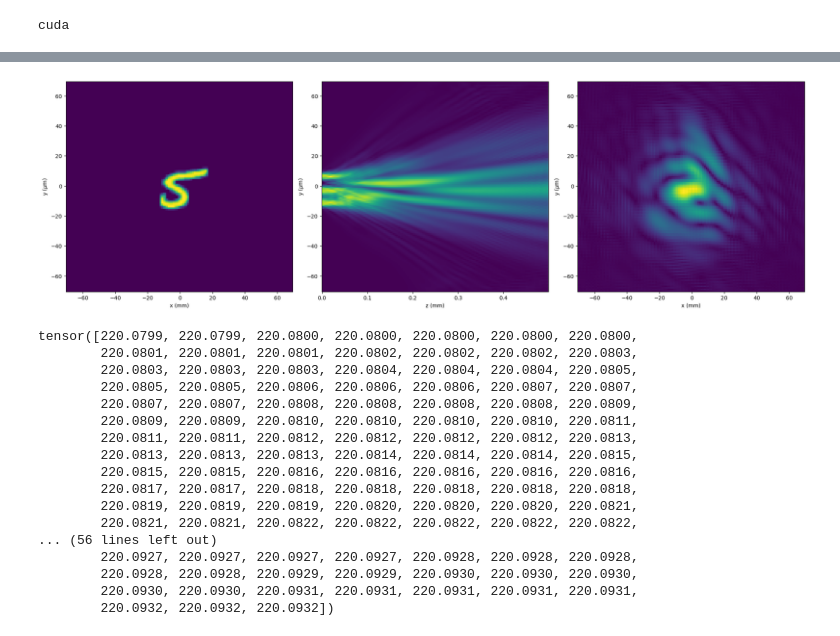
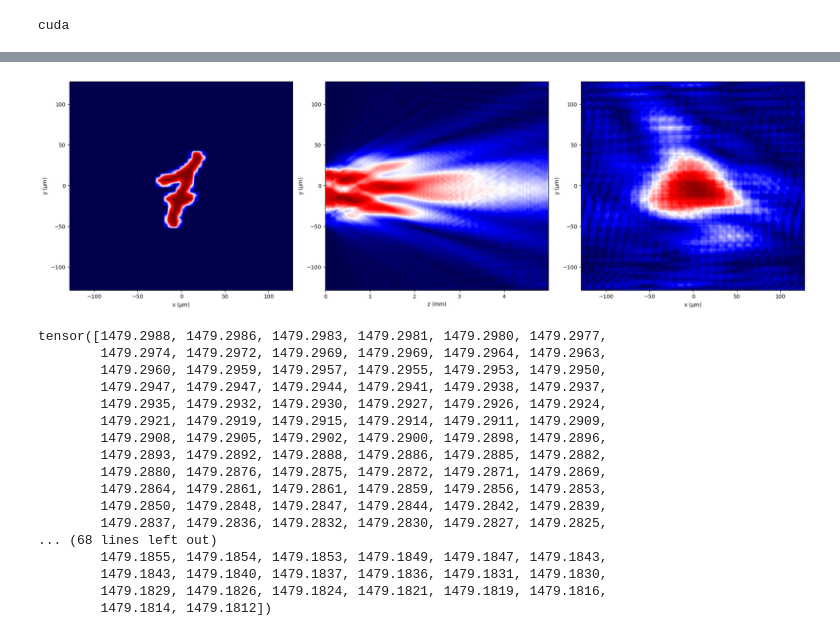
Before and after one commit to Loli-Eternally/D2NN-with-Pytorch, a Jupyter notebook: Beam-Diffraction.ipynb, the cells around one changed output, grey strips where cells are left out. Drawn from its saved outputs; the diff is of its cells as text; code cells hidden in the pictures.

```diff
--- a/Beam-Diffraction.ipynb
+++ b/Beam-Diffraction.ipynb
@@ -99,0 +174,17 @@ plt.show()
+# %%
+# yx cross-section
+fig, ax = plt.subplots(1, constrained_layout=True)
+ax.pcolormesh(z_total*10**3, mesh*10**6, YZ_field_total.T, cmap = 'seismic')
+ax.set_xlabel('z (mm)')
+ax.set_ylabel('y ($\mu$m)')
+
+plt.annotate('', xy=(max(z_total*10**3)/4, -250), xytext=(max(z_total*10**3)/4, 250),
+             arrowprops=dict(arrowstyle='<->, head_length=3, head_width=1', lw=3, color='red'))
+
+plt.annotate('', xy=(max(z_total*10**3)/2, -250), xytext=(max(z_total*10**3)/2, 250),
+             arrowprops=dict(arrowstyle='-', lw=3, color='red'))
+
+plt.annotate('', xy=(max(z_total*10**3)*3/4, -250), xytext=(max(z_total*10**3)*3/4, 250),
+             arrowprops=dict(arrowstyle='<->, head_length=3, head_width=1', lw=3, color='red'))
+
+plt.show()
@@ -121,7 +214,7 @@ tensor([157.0797, 157.0796, 157.0795, 157.0794, 157.0794, 157.0793, 157.0792,
 # %%
 BATCH_SIZE = 200
-IMG_SIZE = 40
-N_pixels = 140
+IMG_SIZE = 128
+N_pixels = 256
 PADDING = (N_pixels - IMG_SIZE) // 2  # 避免边缘信息丢失
 
 # 数据预处理并加载
@@ -135,7 +228,7 @@ val_dataloader = DataLoader(dataset=val_dataset, batch_size=BATCH_SIZE, shuffle=
 def image_plot(image_E, label):
     norm = np.absolute(image_E.cpu().numpy())
     fig, ax = plt.subplots()
-    ax.imshow(np.round(norm, 5)) # 显示图片每个像素点的振幅
+    ax.imshow(np.round(norm, 5), cmap = 'seismic') # 显示图片每个像素点的振幅
     ax.axis('off')
     ax.set_title("E_norm & label={}".format(label))
 #     fig.colorbar(plt.cm.ScalarMappable(cmap=cmap), ax=ax2)
@@ -166,56 +259,60 @@ classes of the first batch: [0 1 2 3 4 5 6 7 8 9], number of classes: 10
 # %%
-z_step = 1e-6 # z方向步长
+z_step = 1e-5 # z方向步长
 number_of_z_steps = 500 # z方向步数
+z = np.arange(0, number_of_z_steps)*z_step # z坐标
+DISCRETIZATION_STEP = 1.0e-6 # 网格大小
 
 coord_limit = (N_pixels//2)*DISCRETIZATION_STEP # 建立xy坐标系
 # 拉网格
 mesh = np.arange(-coord_limit, coord_limit, DISCRETIZATION_STEP)
+x, y = np.meshgrid(mesh, mesh)
 
 images_input = torch.flip(images_E[0], [0])
 field = propagation_along_z(images_input, wl, N_pixels, DISCRETIZATION_STEP, z_step, number_of_z_steps)
 
 plt.rcParams["figure.figsize"] = (20, 6)
 fig, (ax1, ax2, ax3) = plt.subplots(1, 3, constrained_layout=True)
+cmap = 'seismic'
 
 # input
 XY_field_in = np.abs(field[0].data.numpy())
-ax1.pcolormesh(mesh*10**6, mesh*10**6, XY_field_in)
-ax1.set_xlabel('x (mm)')
+ax1.pcolormesh(mesh*10**6, mesh*10**6, XY_field_in, cmap=cmap)
+ax1.set_xlabel('x ($\mu$m)')
 ax1.set_ylabel('y ($\mu$m)')
 
 # yz cross-section
 YZ_field = torch.abs(field[:, :, N_pixels//2])
-ax2.pcolormesh(z*10**2, mesh*10**6, YZ_field.T)
+ax2.pcolormesh(z*10**3, mesh*10**6, YZ_field.T, cmap=cmap)
 ax2.set_xlabel('z (mm)')
 ax2.set_ylabel('y ($\mu$m)')
 
 # output
 XY_field_out = torch.abs(field[-1]).T
-ax3.pcolormesh(mesh*10**6, mesh*10**6, XY_field_out.T)
-ax3.set_xlabel('x (mm)')
+ax3.pcolormesh(mesh*10**6, mesh*10**6, XY_field_out.T, cmap=cmap)
+ax3.set_xlabel('x ($\mu$m)')
 ax3.set_ylabel('y ($\mu$m)')
 
 plt.show()
 # %% [output]
-[figure, old version]
+[figure, new version]
 # %%
 full_int = (torch.abs(field)**2).sum(dim=(1,2)) # 统计总光强
 print(full_int)
 # %% [output]
-tensor([220.0799, 220.0799, 220.0800, 220.0800, 220.0800, 220.0800, 220.0800,
-        220.0801, 220.0801, 220.0801, 220.0802, 220.0802, 220.0802, 220.0803,
-        220.0803, 220.0803, 220.0803, 220.0804, 220.0804, 220.0804, 220.0805,
-        220.0805, 220.0805, 220.0806, 220.0806, 220.0806, 220.0807, 220.0807,
-        220.0807, 220.0807, 220.0808, 220.0808, 220.0808, 220.0808, 220.0809,
-        220.0809, 220.0809, 220.0810, 220.0810, 220.0810, 220.0810, 220.0811,
-        220.0811, 220.0811, 220.0812, 220.0812, 220.0812, 220.0812, 220.0813,
-        220.0813, 220.0813, 220.0813, 220.0814, 220.0814, 220.0814, 220.0815,
-        220.0815, 220.0815, 220.0816, 220.0816, 220.0816, 220.0816, 220.0816,
-        220.0817, 220.0817, 220.0818, 220.0818, 220.0818, 220.0818, 220.0818,
-        220.0819, 220.0819, 220.0819, 220.0820, 220.0820, 220.0820, 220.0821,
-        220.0821, 220.0821, 220.0822, 220.0822, 220.0822, 220.0822, 220.0822,
-... (56 lines left out)
-        220.0927, 220.0927, 220.0927, 220.0927, 220.0928, 220.0928, 220.0928,
-        220.0928, 220.0928, 220.0929, 220.0929, 220.0930, 220.0930, 220.0930,
-        220.0930, 220.0930, 220.0931, 220.0931, 220.0931, 220.0931, 220.0931,
-        220.0932, 220.0932, 220.0932])
+tensor([1479.2988, 1479.2986, 1479.2983, 1479.2981, 1479.2980, 1479.2977,
+        1479.2974, 1479.2972, 1479.2969, 1479.2969, 1479.2964, 1479.2963,
+        1479.2960, 1479.2959, 1479.2957, 1479.2955, 1479.2953, 1479.2950,
+        1479.2947, 1479.2947, 1479.2944, 1479.2941, 1479.2938, 1479.2937,
+        1479.2935, 1479.2932, 1479.2930, 1479.2927, 1479.2926, 1479.2924,
+        1479.2921, 1479.2919, 1479.2915, 1479.2914, 1479.2911, 1479.2909,
+        1479.2908, 1479.2905, 1479.2902, 1479.2900, 1479.2898, 1479.2896,
+        1479.2893, 1479.2892, 1479.2888, 1479.2886, 1479.2885, 1479.2882,
+        1479.2880, 1479.2876, 1479.2875, 1479.2872, 1479.2871, 1479.2869,
+        1479.2864, 1479.2861, 1479.2861, 1479.2859, 1479.2856, 1479.2853,
+        1479.2850, 1479.2848, 1479.2847, 1479.2844, 1479.2842, 1479.2839,
+        1479.2837, 1479.2836, 1479.2832, 1479.2830, 1479.2827, 1479.2825,
+... (68 lines left out)
+        1479.1855, 1479.1854, 1479.1853, 1479.1849, 1479.1847, 1479.1843,
+        1479.1843, 1479.1840, 1479.1837, 1479.1836, 1479.1831, 1479.1830,
+        1479.1829, 1479.1826, 1479.1824, 1479.1821, 1479.1819, 1479.1816,
+        1479.1814, 1479.1812])
```
Also changed, not shown: parts of 17 cells of this notebook.
